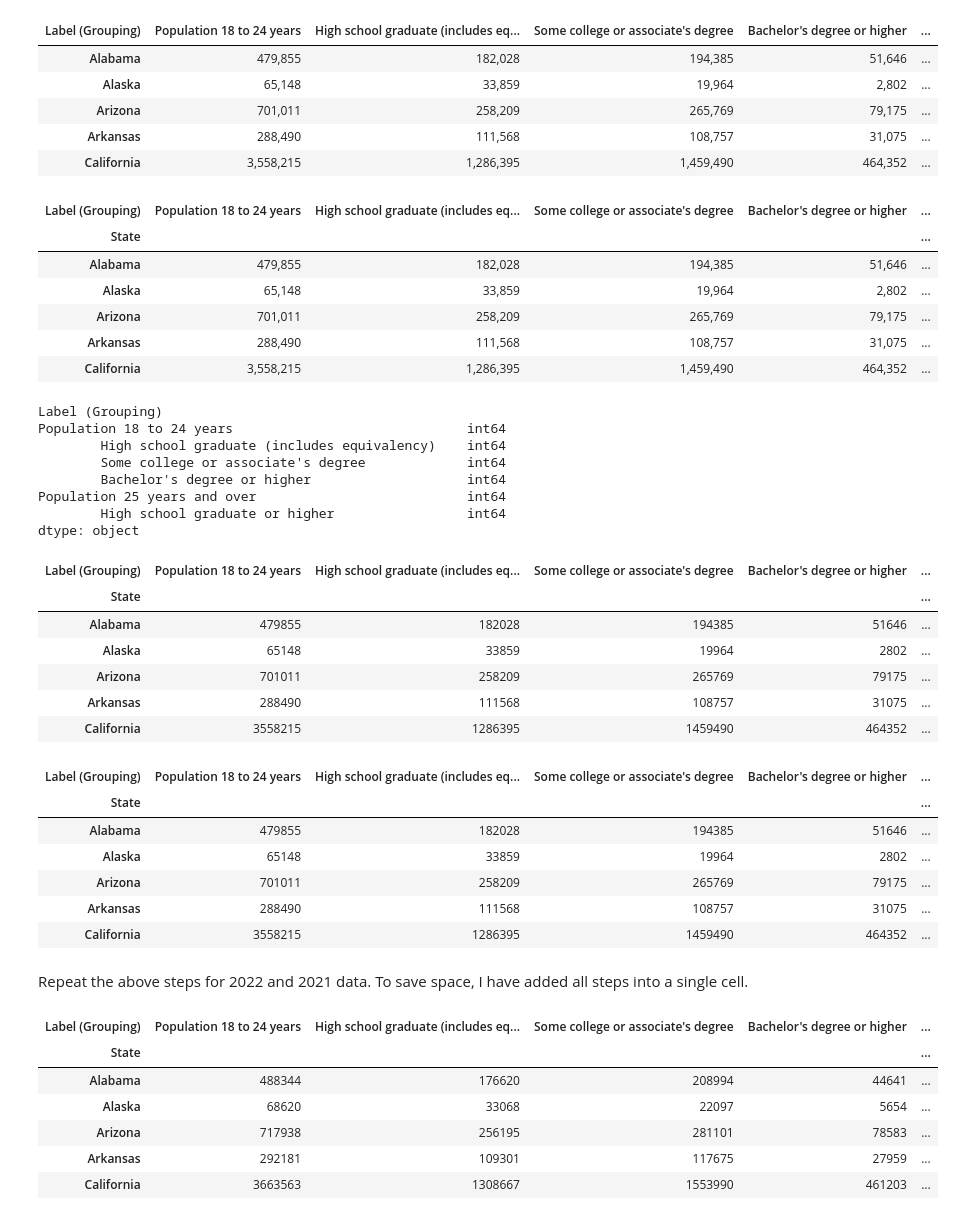
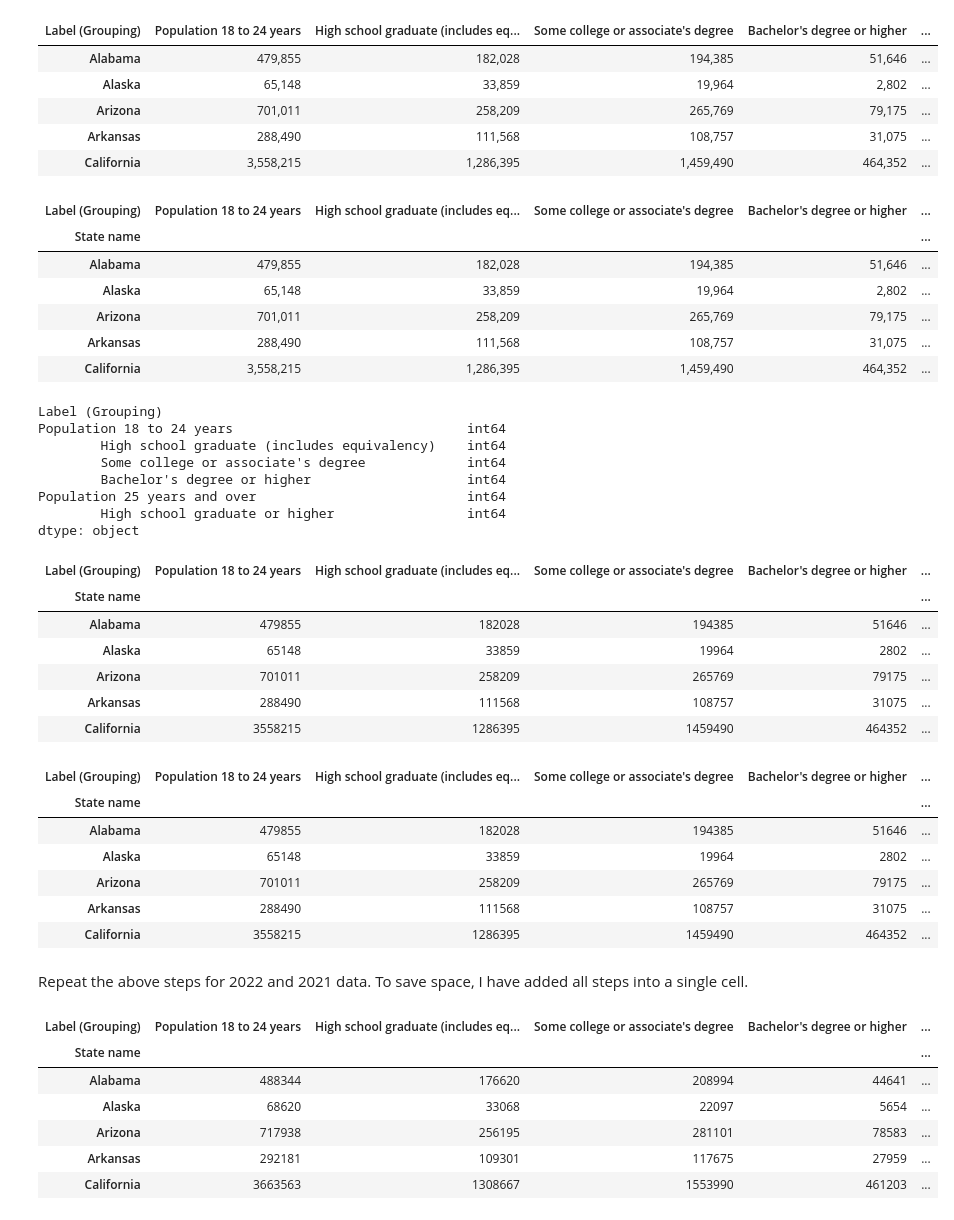
Before and after one commit to kileykarecki/Project-1, a Jupyter notebook: HS_grad_rates.ipynb, the cells around one changed output. Saved outputs shown, nothing was run; the diff lists cells and outputs as text; code cells hidden in the pictures.

```diff
--- a/HS_grad_rates.ipynb
+++ b/HS_grad_rates.ipynb
@@ -46,11 +46,11 @@ df_23_t.head()
 | California | 3,558,215 | 1,286,395 | 1,459,490 | 464,352 | ... |
 # %%
 # Change index to State
-df_23_t.index.name = "State"
+df_23_t.index.name = "State name"
 df_23_t.head()
 # %% [output]
 | Label (Grouping) | Population 18 to 24 years | High school graduate (includes eq... | Some college or associate's degree | Bachelor's degree or higher | ... |
-| State |  |  |  |  | ... |
+| State name |  |  |  |  | ... |
 | Alabama | 479,855 | 182,028 | 194,385 | 51,646 | ... |
 | Alaska | 65,148 | 33,859 | 19,964 | 2,802 | ... |
 | Arizona | 701,011 | 258,209 | 265,769 | 79,175 | ... |
@@ -82,7 +82,7 @@ df_23_int.columns = df_23_int.columns.str.strip()
 df_23_int.head()
 # %% [output]
 | Label (Grouping) | Population 18 to 24 years | High school graduate (includes eq... | Some college or associate's degree | Bachelor's degree or higher | ... |
-| State |  |  |  |  | ... |
+| State name |  |  |  |  | ... |
 | Alabama | 479855 | 182028 | 194385 | 51646 | ... |
 | Alaska | 65148 | 33859 | 19964 | 2802 | ... |
 | Arizona | 701011 | 258209 | 265769 | 79175 | ... |
@@ -96,7 +96,7 @@ df_23_int["2023 High School Grad Rate"] = round((df_23_int["2023 Total High Scho
 df_23_int.head()
 # %% [output]
 | Label (Grouping) | Population 18 to 24 years | High school graduate (includes eq... | Some college or associate's degree | Bachelor's degree or higher | ... |
-| State |  |  |  |  | ... |
+| State name |  |  |  |  | ... |
 | Alabama | 479855 | 182028 | 194385 | 51646 | ... |
 | Alaska | 65148 | 33859 | 19964 | 2802 | ... |
 | Arizona | 701011 | 258209 | 265769 | 79175 | ... |
@@ -118,7 +118,7 @@ df_22_t.columns = df_22_t.iloc[0]
 df_22_t = df_22_t[1:]
 
 # Change index to State
-df_22_t.index.name = "State"
+df_22_t.index.name = "State name"
 
 # Remove all commas from values and change all objects to integers
 df_22_int = df_22_t.replace(",", "", regex = True)
@@ -141,7 +141,7 @@ df_22_int["2022 High School Grad Rate"] = round((df_22_int["2022 Total High Scho
 df_22_int.head()
 # %% [output]
 | Label (Grouping) | Population 18 to 24 years | High school graduate (includes eq... | Some college or associate's degree | Bachelor's degree or higher | ... |
-| State |  |  |  |  | ... |
+| State name |  |  |  |  | ... |
 | Alabama | 488344 | 176620 | 208994 | 44641 | ... |
 | Alaska | 68620 | 33068 | 22097 | 5654 | ... |
 | Arizona | 717938 | 256195 | 281101 | 78583 | ... |
```
Also changed, not shown: parts of 2 cells of this notebook, 2 other files.
